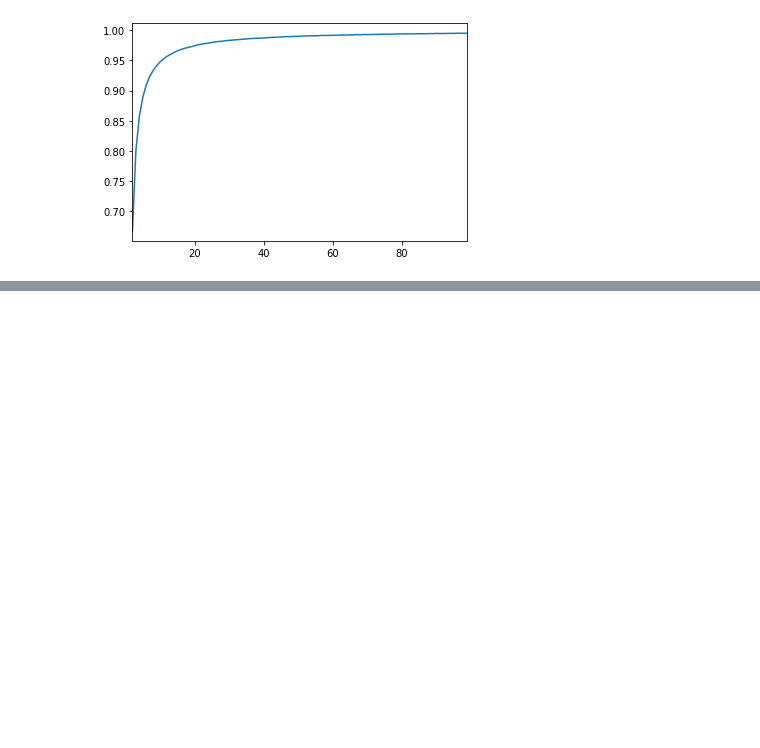
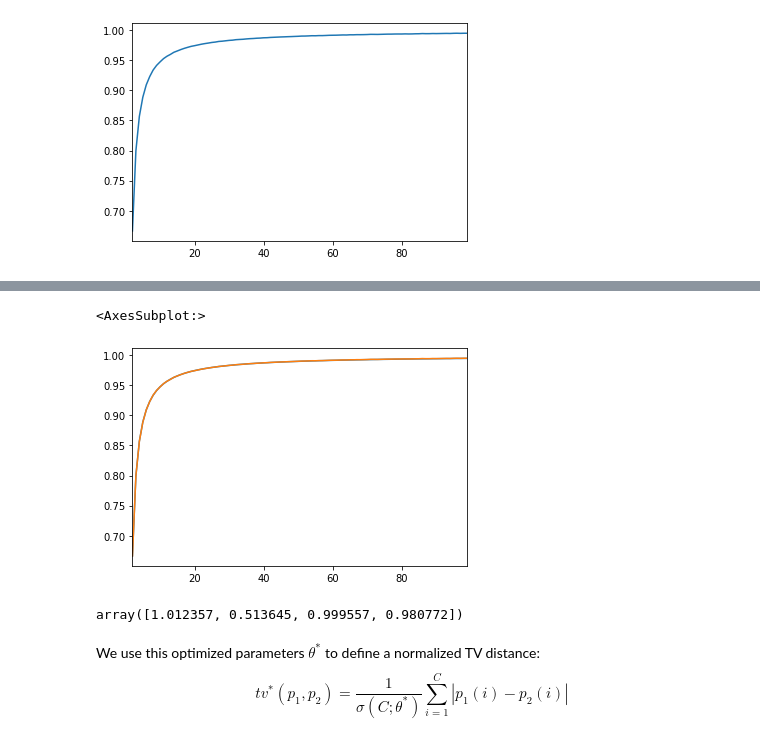
Before and after one commit to miloiturra/data_visualizations, a Jupyter notebook: notebooks/categorical_distance.ipynb, the cells around one changed output, grey strips where cells are left out. Saved outputs shown, nothing was run; the diff lists cells and outputs as text; code cells hidden in the pictures; blank space fills up the shorter version.

```diff
--- a/notebooks/categorical_distance.ipynb
+++ b/notebooks/categorical_distance.ipynb
@@ -52,0 +69,19 @@ mean_series.plot()
+# %%
+def loss(exponent, middle_x, amplitude, shift, cut_card=40):
+    return ((sigmoid(cards[:cut_card], exponent, middle_x, amplitude, shift) - mean_values[:cut_card])**2).mean()
+# %%
+x0 = [exponent, middle_x, amplitude, shift]
+result = minimize(lambda x: loss(x[0], x[1], x[2], x[3]), x0, method='Nelder-Mead', tol=1e-6)
+exponent, middle_x, amplitude, shift = result.x
+plt.plot(cards, sigmoid(cards, exponent, middle_x, amplitude, shift))
+mean_series.plot()
+# %% [output]
+<AxesSubplot:>
+[figure, added]
+# %%
+np.round(np.array([exponent, middle_x, amplitude, shift]), 6)
+# %% [output]
+array([1.012357, 0.513645, 0.999557, 0.980772])
+# %% [markdown]
+We use this optimized parameters $\theta^*$ to define a normalized TV distance:
+$$tv^*(p_1, p_2) = \frac{1}{\sigma(C; \theta^*)} \sum_{i=1}^C |p_1(i) - p_2(i)| $$
```
Also changed, not shown: parts of 11 cells of this notebook, 3 other files.
